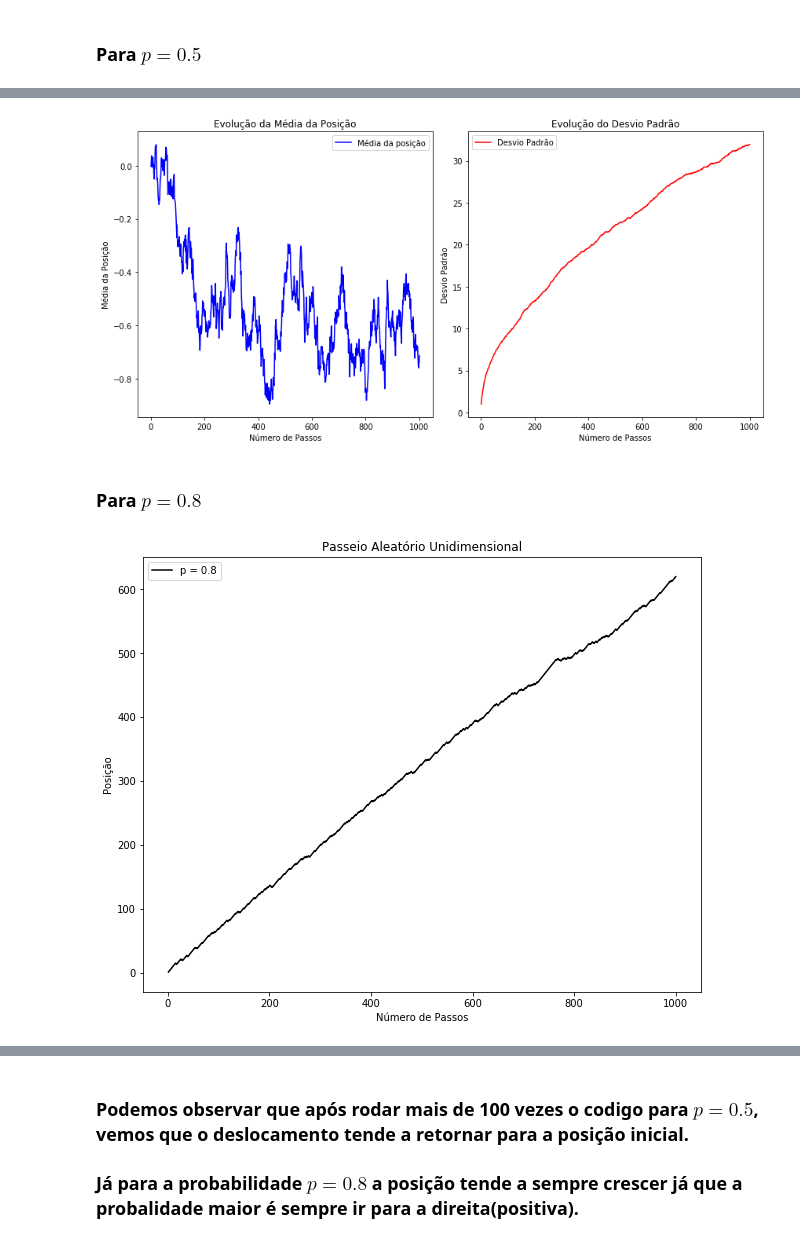
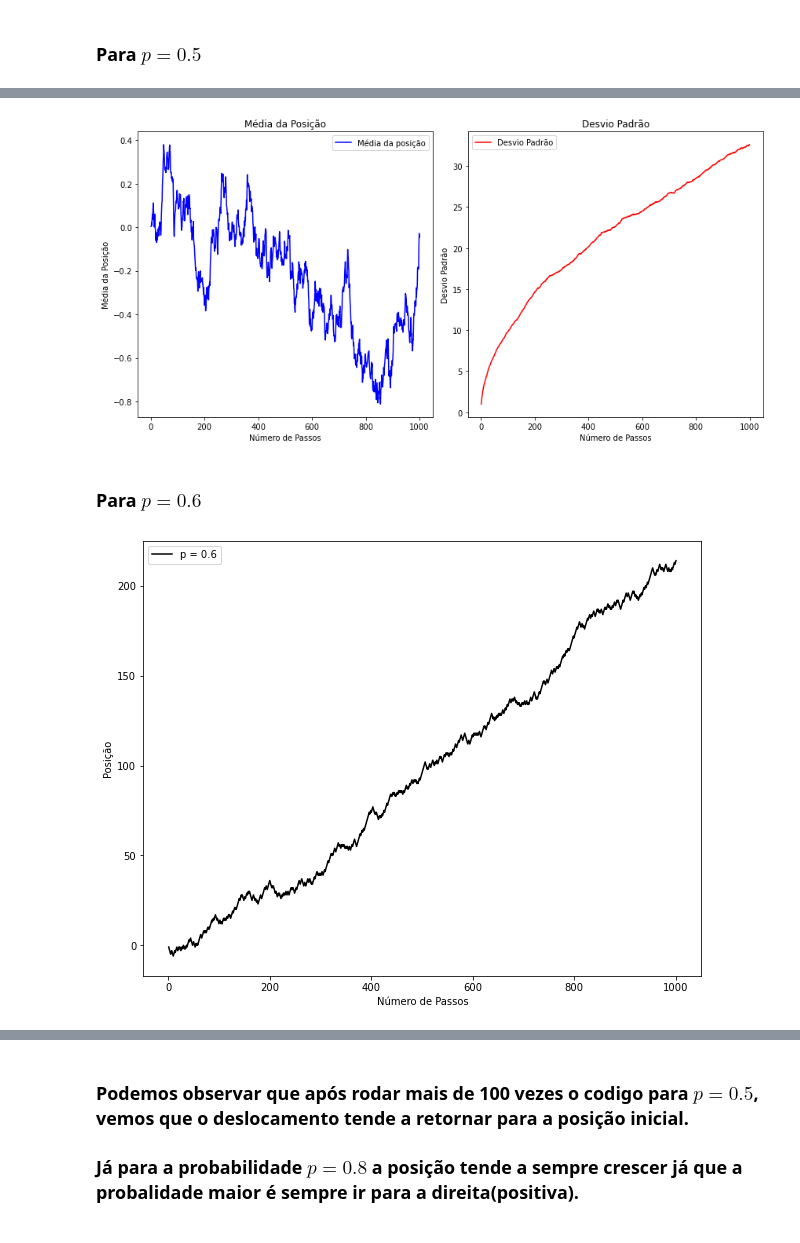
Before and after one commit to FelipeOliveiraFerreira/FIS-COMP, a Jupyter notebook: Tarefa-4/T4.ipynb, the cells around one changed output, grey strips where cells are left out. Saved outputs shown, nothing was run; the diff lists cells and outputs as text; code cells hidden in the pictures.

```diff
--- a/Tarefa-4/T4.ipynb
+++ b/Tarefa-4/T4.ipynb
@@ -93,38 +92,38 @@ def plot_estatisticas(N, p, num_simulacoes=100):
     media, desvio_padrao = calcular_estatisticas(N, p, num_simulacoes)
     passos = np.arange(1, N+1)
 
     plt.figure(figsize=(12, 6))
 
     # Gráfico da média
     plt.subplot(1, 2, 1)
     plt.plot(passos, media, color='blue', label='Média da posição')
     plt.xlabel('Número de Passos')
     plt.ylabel('Média da Posição')
-    plt.title('Evolução da Média da Posição')
+    plt.title('Média da Posição')
     plt.legend()
 
     # Gráfico do desvio padrão
     plt.subplot(1, 2, 2)
     plt.plot(passos, desvio_padrao, color='red', label='Desvio Padrão')
     plt.xlabel('Número de Passos')
     plt.ylabel('Desvio Padrão')
-    plt.title('Evolução do Desvio Padrão')
+    plt.title('Desvio Padrão')
     plt.legend()
 
     plt.tight_layout()
     plt.show()
 
 # Parâmetros
 total_passos = 1000
 p = 0.5
 simulacoes = 1000
 
 # Executar e plotar
 plot_estatisticas(total_passos, p, simulacoes)
 # %% [output]
-[figure, old version]
+[figure, new version]
 # %% [markdown]
-### Para $p=0.8$
+### Para $p=0.6$
 # %%
 def random_walk(N, p):
     """
@@ -159,14 +158,13 @@ def plot_random_walk(N, p):
 
     plt.xlabel('Número de Passos')
     plt.ylabel('Posição')
-    plt.title('Passeio Aleatório Unidimensional')
     plt.legend()
     plt.show()
 
 
 N = 1000
-p = 0.8
+p = 0.6
 
 plot_random_walk(N, p)
 # %% [output]
-[figure, old version]
+[figure, new version]
```
Also changed, not shown: parts of 2 cells of this notebook, 1 other file.
